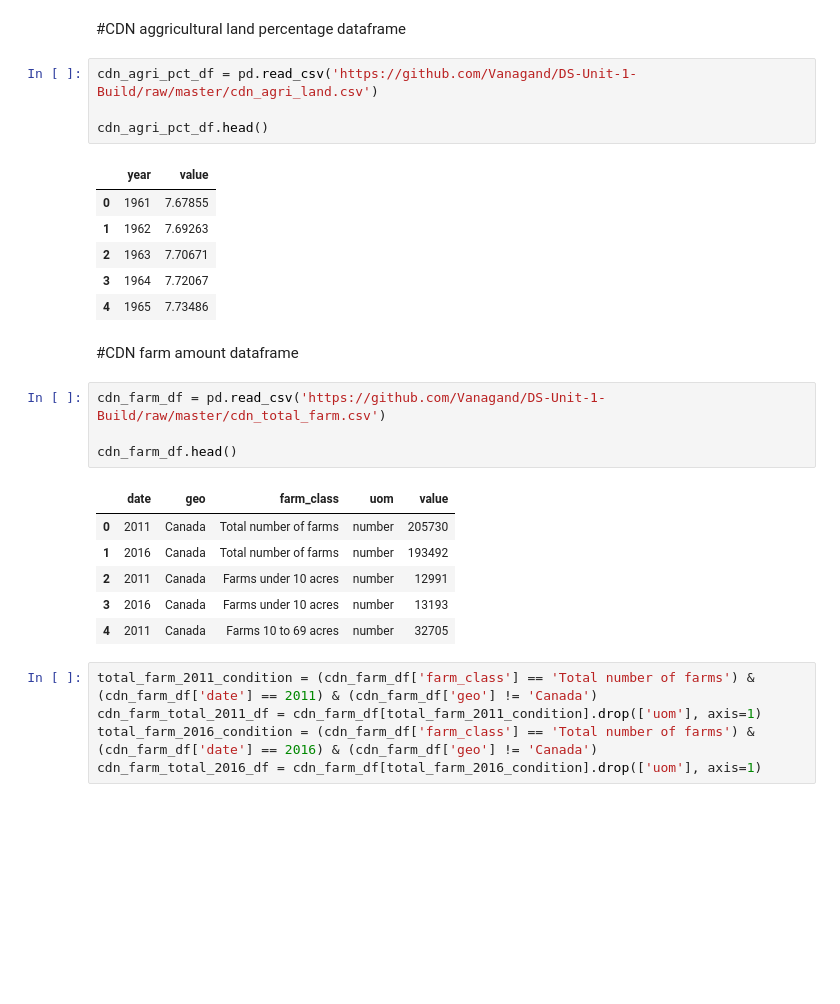
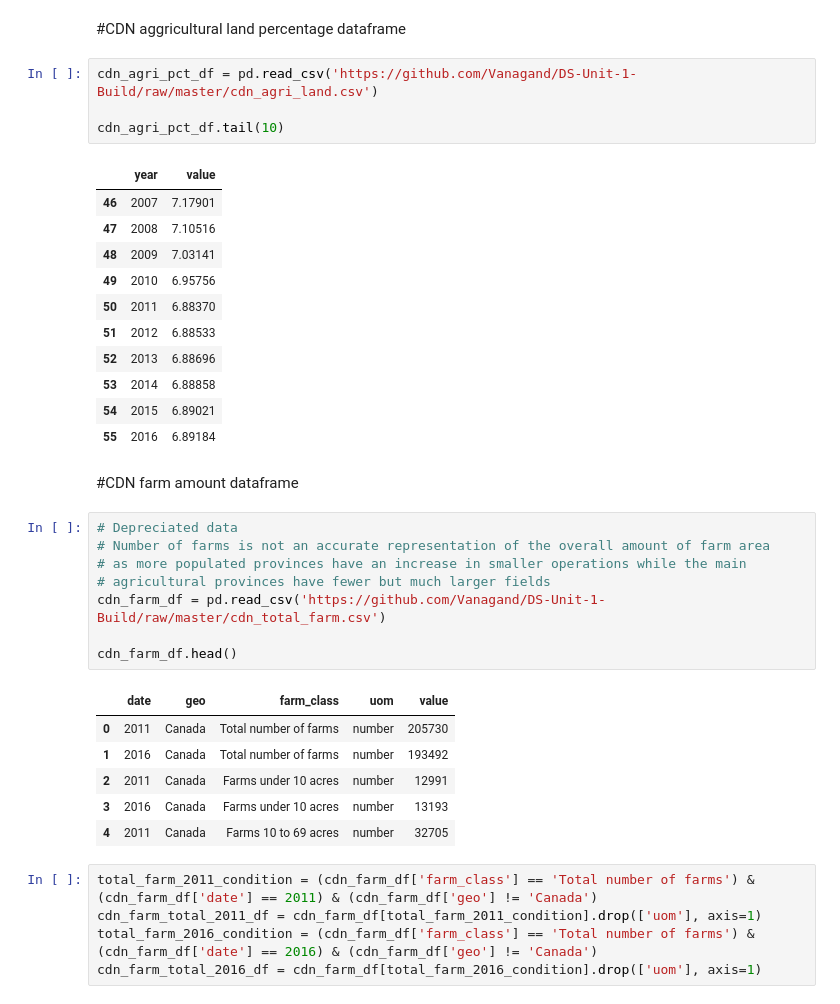
Before and after one commit to Vanagand/DS-Unit-1-Build, a Jupyter notebook: DS_Unit_1_Build.ipynb, the cells around one changed output. Drawn from its saved outputs; the diff is of its cells as text; blank space fills up the shorter version.

```diff
--- a/DS_Unit_1_Build.ipynb
+++ b/DS_Unit_1_Build.ipynb
@@ -493,27 +419,36 @@ OSError: ignored
 # %%
 cdn_agri_pct_df = pd.read_csv('https://github.com/Vanagand/DS-Unit-1-Build/raw/master/cdn_agri_land.csv')
 
-cdn_agri_pct_df.head()
+cdn_agri_pct_df.tail(10)
 # %% [output]
 |  | year | value |
-| 0 | 1961 | 7.67855 |
-| 1 | 1962 | 7.69263 |
-| 2 | 1963 | 7.70671 |
-| 3 | 1964 | 7.72067 |
-| 4 | 1965 | 7.73486 |
+| 46 | 2007 | 7.17901 |
+| 47 | 2008 | 7.10516 |
+| 48 | 2009 | 7.03141 |
+| 49 | 2010 | 6.95756 |
+| 50 | 2011 | 6.88370 |
+| 51 | 2012 | 6.88533 |
+| 52 | 2013 | 6.88696 |
+| 53 | 2014 | 6.88858 |
+| 54 | 2015 | 6.89021 |
+| 55 | 2016 | 6.89184 |
 # %% [markdown]
 #CDN farm amount dataframe
-# %%
-cdn_farm_df = pd.read_csv('https://github.com/Vanagand/DS-Unit-1-Build/raw/master/cdn_total_farm.csv')
-
-cdn_farm_df.head()
-# %% [output]
-|  | date | geo | farm_class | uom | value |
-| 0 | 2011 | Canada | Total number of farms | number | 205730 |
-| 1 | 2016 | Canada | Total number of farms | number | 193492 |
-| 2 | 2011 | Canada | Farms under 10 acres | number | 12991 |
-| 3 | 2016 | Canada | Farms under 10 acres | number | 13193 |
-| 4 | 2011 | Canada | Farms 10 to 69 acres | number | 32705 |
+# %%
+# Depreciated data
+# Number of farms is not an accurate representation of the overall amount of farm area
+# as more populated provinces have an increase in smaller operations while the main
+# agricultural provinces have fewer but much larger fields
+cdn_farm_df = pd.read_csv('https://github.com/Vanagand/DS-Unit-1-Build/raw/master/cdn_total_farm.csv')
+
+cdn_farm_df.head()
+# %% [output]
+|  | date | geo | farm_class | uom | value |
+| 0 | 2011 | Canada | Total number of farms | number | 205730 |
+| 1 | 2016 | Canada | Total number of farms | number | 193492 |
+| 2 | 2011 | Canada | Farms under 10 acres | number | 12991 |
+| 3 | 2016 | Canada | Farms under 10 acres | number | 13193 |
+| 4 | 2011 | Canada | Farms 10 to 69 acres | number | 32705 |
 # %%
 total_farm_2011_condition = (cdn_farm_df['farm_class'] == 'Total number of farms') & (cdn_farm_df['date'] == 2011) & (cdn_farm_df['geo'] != 'Canada')
 cdn_farm_total_2011_df = cdn_farm_df[total_farm_2011_condition].drop(['uom'], axis=1)
```
Also changed, not shown: parts of 13 cells of this notebook.
